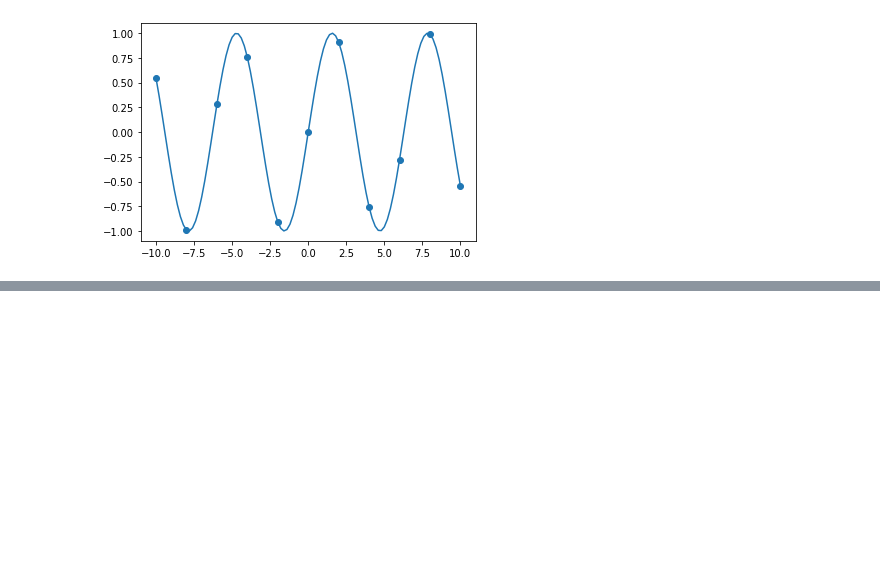
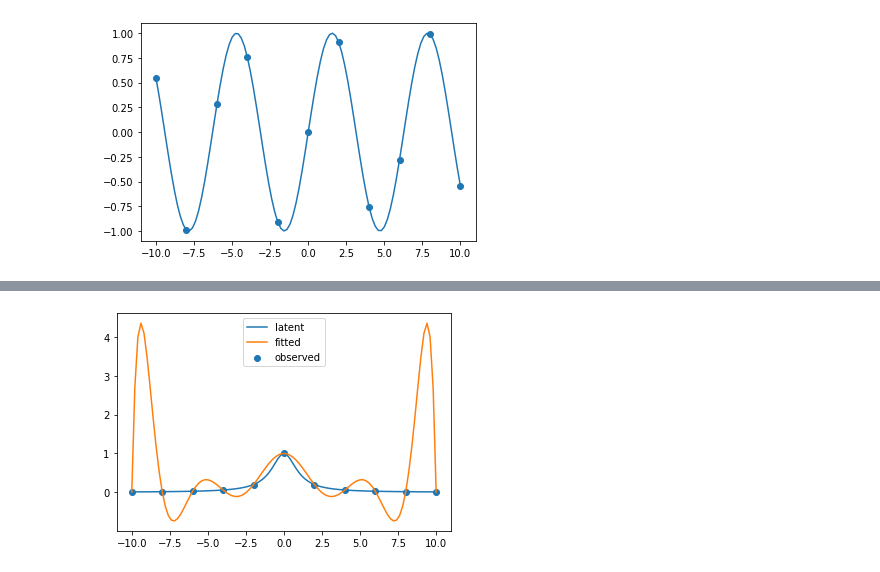
Before and after one commit to maskot1977/Python2020, a Jupyter notebook: 78.ipynb, the cells around one changed output, grey strips where cells are left out. Drawn from its saved outputs; the diff is of its cells as text; code cells hidden in the pictures; blank space fills up the shorter version.

```diff
--- a/78.ipynb
+++ b/78.ipynb
@@ -91,0 +123,12 @@ Wed Dec  2 08:21:27 UTC 2020
+# %%
+import matplotlib.pyplot as plt
+
+y_pred = lagurange(x_latent, x_observed, gx_observed)
+
+plt.scatter(x_observed, gx_observed, label='observed')
+plt.plot(x_latent, g(x_latent), label='latent')
+plt.plot(x_latent, y_pred, label='fitted')
+plt.legend()
+plt.show()
+# %% [output]
+[figure, added]
```
Also changed, not shown: parts of 12 cells of this notebook.
